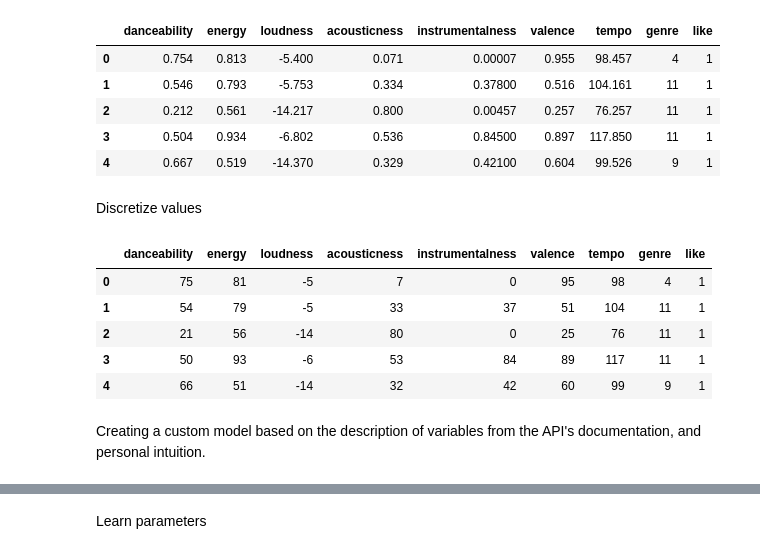
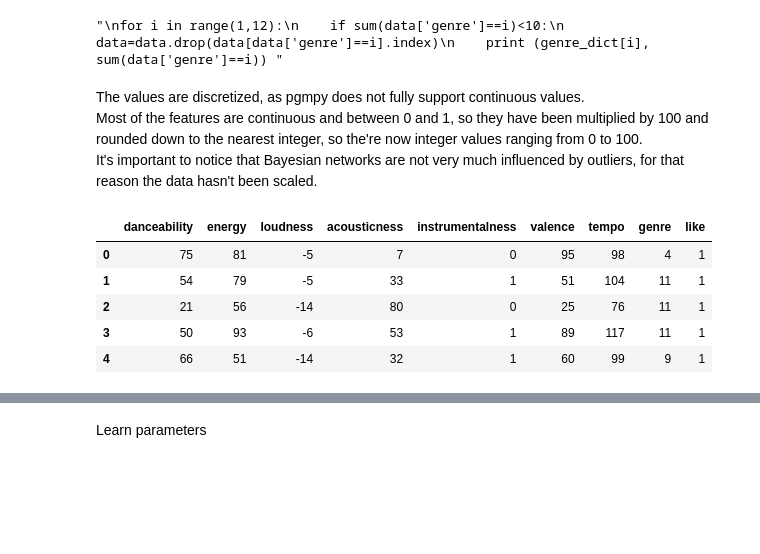
Before and after one commit to danielenapo/Bayesify, a Jupyter notebook: Bayesify.ipynb, the cells around one changed output, grey strips where cells are left out. Saved outputs shown, nothing was run; the diff lists cells and outputs as text; code cells hidden in the pictures; blank space fills up the shorter version.

Commit message:
documentation notebook

```diff
--- a/Bayesify.ipynb
+++ b/Bayesify.ipynb
@@ -2,38 +11,43 @@
 import pgmpy
 import pandas as pd
 import matplotlib.pyplot as plt
+import numpy as np
+import seaborn as sns
 #import dataset
 data=pd.read_csv("spotifyData.csv")
 #drop first column
 data=data.drop(data.columns[0],axis=1)
-data.head()
+genre_dict = { 1: 'country', 2: 'trap',3:'edm', 4:'pop', 5: 'indie', 6: 'metal', 7: 'rock', 8: 'hip-hop', 9: 'soul', 10: 'r&b',  11: 'jazz'}
+# print sum of each genre, and drop colums with less than 10 rows
+'''
+for i in range(1,12):
+    if sum(data['genre']==i)<10:
+        data=data.drop(data[data['genre']==i].index)
+    print (genre_dict[i], sum(data['genre']==i)) '''
 # %% [output]
-|  | danceability | energy | loudness | acousticness | instrumentalness | valence | tempo | genre | like |
-| 0 | 0.754 | 0.813 | -5.400 | 0.071 | 0.00007 | 0.955 | 98.457 | 4 | 1 |
-| 1 | 0.546 | 0.793 | -5.753 | 0.334 | 0.37800 | 0.516 | 104.161 | 11 | 1 |
-| 2 | 0.212 | 0.561 | -14.217 | 0.800 | 0.00457 | 0.257 | 76.257 | 11 | 1 |
-| 3 | 0.504 | 0.934 | -6.802 | 0.536 | 0.84500 | 0.897 | 117.850 | 11 | 1 |
-| 4 | 0.667 | 0.519 | -14.370 | 0.329 | 0.42100 | 0.604 | 99.526 | 9 | 1 |
+"\nfor i in range(1,12):\n    if sum(data['genre']==i)<10:\n        data=data.drop(data[data['genre']==i].index)\n    print (genre_dict[i], sum(data['genre']==i)) "
-# %% [markdown]
-Discretize values
+# %% [markdown]
+The values are discretized, as pgmpy does not fully support continuous values. <br>
+Most of the features are continuous and between 0 and 1, so they have been multiplied by 100 and rounded down to the nearest integer, so the're now integer values ranging from 0 to 100.<br>
+It's important to notice that Bayesian networks are not very much influenced by outliers, for that reason the data hasn't been scaled.
 # %%
 #integer casting of tempo and loudness
 data['tempo']=data['tempo'].apply(lambda x: int(x))
 data['loudness']=data['loudness'].apply(lambda x: int(x))
 #discretize all percentages (danceability, energy, acousticness and valence, instrumentalness)
 #multiply them by 100 and floor
 data['danceability']=data['danceability'].apply(lambda x: int(x*100))
 data['energy']=data['energy'].apply(lambda x: int(x*100))
 data['acousticness']=data['acousticness'].apply(lambda x: int(x*100))
 data['valence']=data['valence'].apply(lambda x: int(x*100))
-data['instrumentalness']=data['instrumentalness'].apply(lambda x: int(x*100))
-
+#instrumentalness is 0 if it is 0, 1 otherwise
+data['instrumentalness']=data['instrumentalness'].apply(lambda x: 0 if x<=0.1 else 1)
 
 data.head()
 # %% [output]
 |  | danceability | energy | loudness | acousticness | instrumentalness | valence | tempo | genre | like |
 | 0 | 75 | 81 | -5 | 7 | 0 | 95 | 98 | 4 | 1 |
-| 1 | 54 | 79 | -5 | 33 | 37 | 51 | 104 | 11 | 1 |
+| 1 | 54 | 79 | -5 | 33 | 1 | 51 | 104 | 11 | 1 |
 | 2 | 21 | 56 | -14 | 80 | 0 | 25 | 76 | 11 | 1 |
-| 3 | 50 | 93 | -6 | 53 | 84 | 89 | 117 | 11 | 1 |
-| 4 | 66 | 51 | -14 | 32 | 42 | 60 | 99 | 9 | 1 |
+| 3 | 50 | 93 | -6 | 53 | 1 | 89 | 117 | 11 | 1 |
+| 4 | 66 | 51 | -14 | 32 | 1 | 60 | 99 | 9 | 1 |
@@ -43,2 +53,0 @@ from pgmpy.models import BayesianModel
-# %% [markdown]
-Creating a custom model based on the description of variables from the API's documentation, and personal intuition.
```
Also changed, not shown: parts of 14 cells of this notebook, 1 other file.
